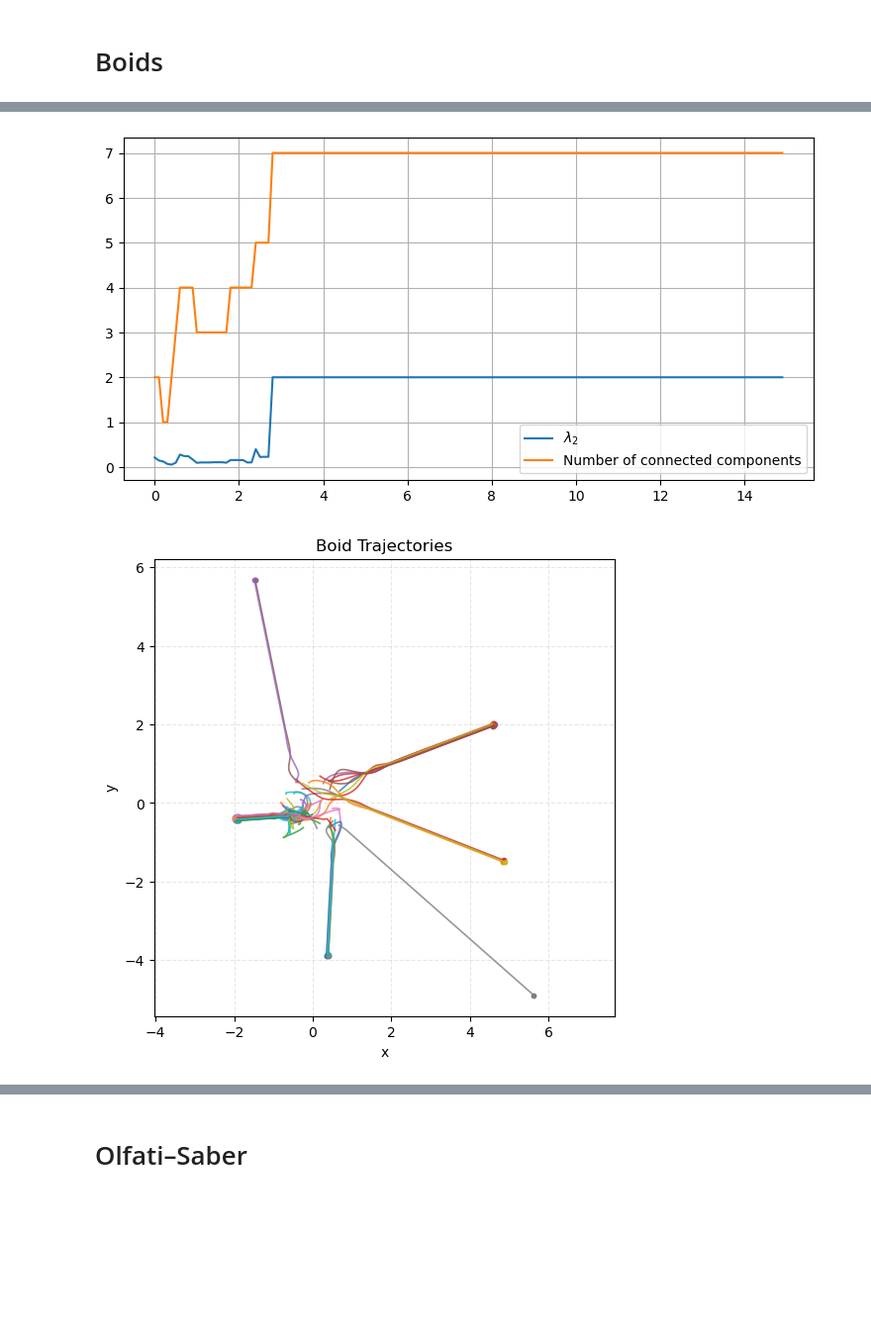
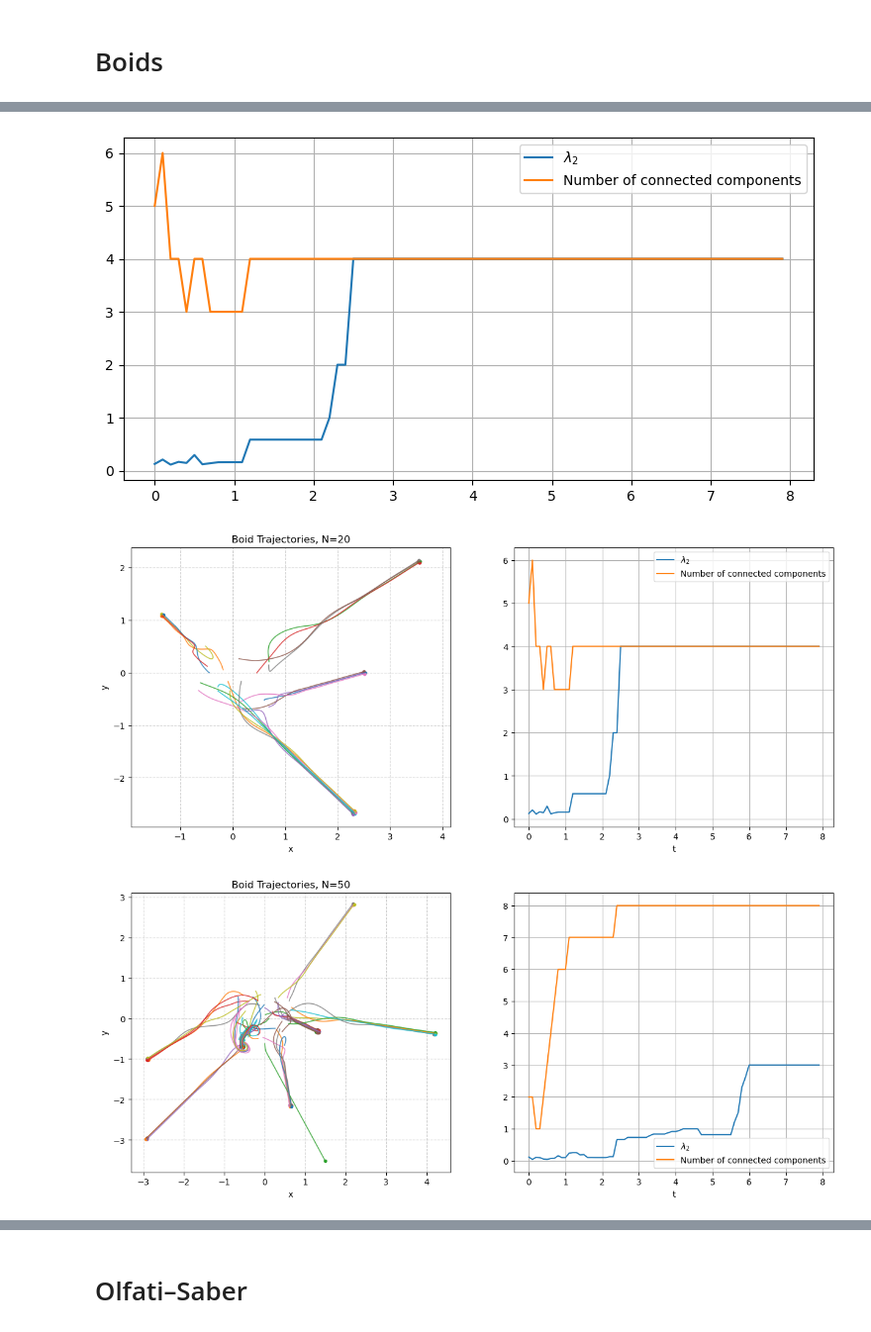
Before and after one commit to valentine-alia/MAE-6870, a Jupyter notebook: hw3/hw3_code_2.ipynb, the cells around one changed output, grey strips where cells are left out. Shown at 99% size. Cells and saved outputs as stored; diff of their text form; code cells hidden in the pictures; blank space fills up the shorter version.

Commit message:
fix plots

```diff
--- a/hw3/hw3_code_2.ipynb
+++ b/hw3/hw3_code_2.ipynb
@@ -139,9 +120,9 @@ k_coh = 2
 r0 = 0.05
 
 # integrate
-tspan = (0, 15)
+tspan = (0, 8)
 t_eval = np.arange(tspan[0], tspan[1], 0.1)
 b20_sol = solve_ivp(f, tspan, x20.flatten(), t_eval=t_eval)
 
-plot_boid_trajectories(b20_sol,N)
+plot_boid_trajectories(b20_sol,N,"Boid Trajectories, N=20")
 # %% [output]
@@ -157,4 +138,36 @@ plt.legend()
 plt.grid()
 plt.show()
 # %% [output]
-[figure, old version]
+[figure, new version]
+# %%
+def plot_boid_trajectories2(sol,l2,ca, N,title = "Boid Trajectories"):
+
+    p_traj = sol.y[:2*N,:]
+    T = len(sol.t)
+    p_traj = p_traj.reshape(N,2,T)
+
+
+    fig, ax = plt.subplots(1,2, figsize = (15,6))
+
+    for i in range(N):
+        ax[0].plot(p_traj[i, 0, :], p_traj[i, 1, :],lw=1.2,alpha=0.8)
+        ax[0].scatter(p_traj[i, 0, -1], p_traj[i, 1, -1],s=10)  # final position dots
+
+    ax[0].set_title(title)
+    ax[0].set_xlabel("x")
+    ax[0].set_ylabel("y")
+    ax[0].axis("equal")
+    ax[0].grid(True, linestyle='--', alpha=0.6)
+
+
+    ax[1].plot(t_eval,l2,label =r'$\lambda_2$')
+    ax[1].plot(t_eval,ca,label = "Number of connected components")
+    ax[1].set_xlabel("t")
+
+    ax[1].legend()
+    ax[1].grid()
+    plt.show()
+
+plot_boid_trajectories2(b20_sol, l2,ca, N , "Boid Trajectories, N=20")
+# %% [output]
+[figure, added]
@@ -161,16 +177,16 @@ plt.show()
 # %%
 N=50
 R = 0.3
 k_sep = 2
 k_ali = 1
 k_coh = 2
 r0 = 0.05
 
 # integrate
-tspan = (0, 15)
-t_eval = np.arange(tspan[0], tspan[1], 0.1)
 b50_sol = solve_ivp(f, tspan, x50.flatten(), t_eval=t_eval)
 
-plot_boid_trajectories(b50_sol,N)
+#plot_boid_trajectories(b50_sol,N,"Boid Trajectories, N=50")
+l2,ca = get_lambda_2(b50_sol)
+plot_boid_trajectories2(b50_sol, l2,ca, N , "Boid Trajectories, N=50")
 # %% [output]
-[figure, old version]
+[figure, new version]
```
Also changed, not shown: parts of 19 cells of this notebook.
